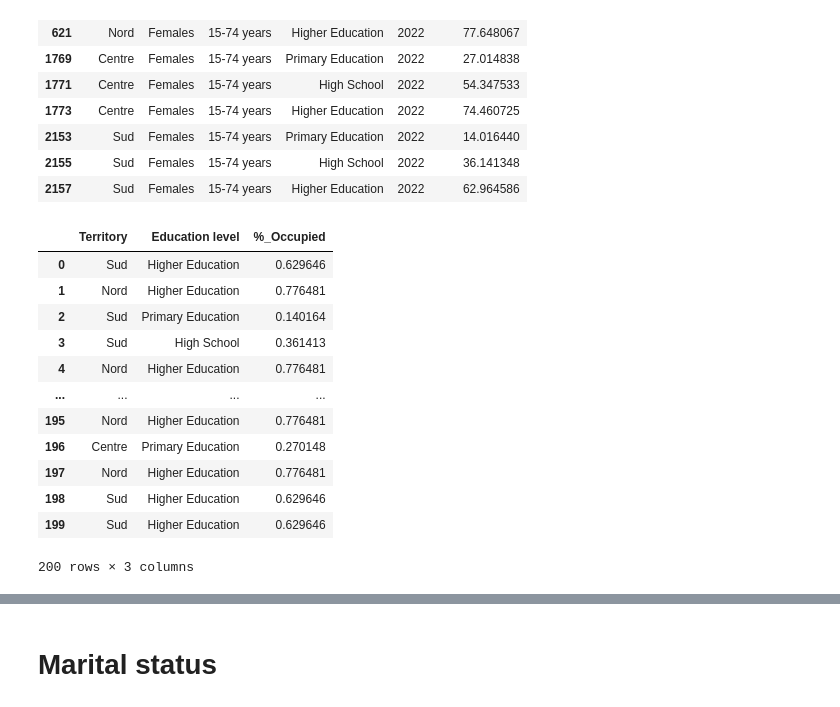
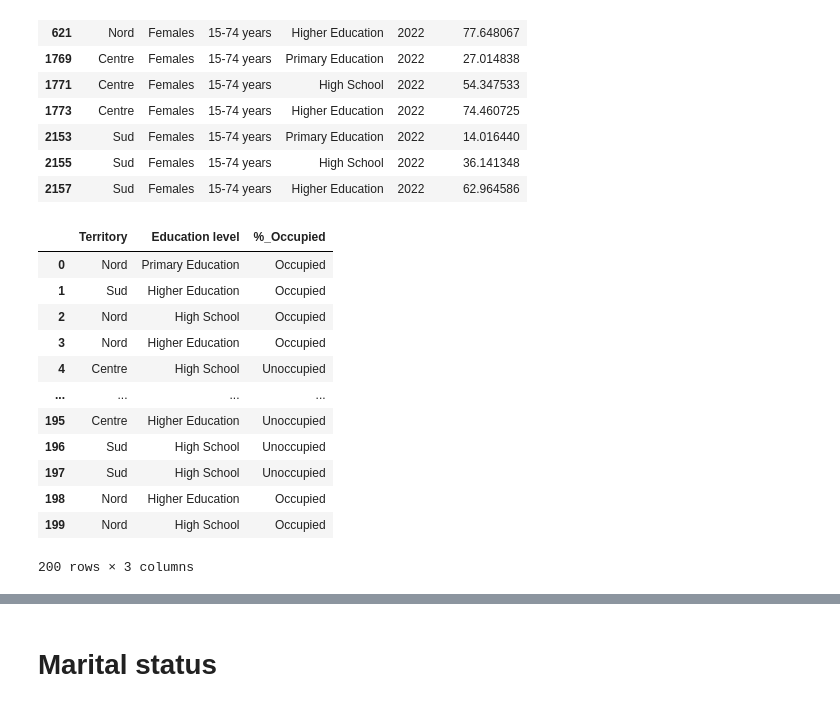
Before and after one commit to Cecilia8989/PfDA_Assignement, a Jupyter notebook: PfDA_Project_1.ipynb, the cells around one changed output, grey strips where cells are left out. Drawn from its saved outputs; the diff is of its cells as text; code cells hidden in the pictures.

Commit message:
Occupied Variable random changed

```diff
--- a/PfDA_Project_1.ipynb
+++ b/PfDA_Project_1.ipynb
@@ -737,32 +737,34 @@ occupancy_rate
 # %%
 # Group 'violence_against_women' by 'Territory' and 'Educational level'
 grouped_occupancy_region = occupancy_rate.groupby(['Territory', 'Educational level'])['%_occupation']
 
 def Occupancy_level(row):
     # Extract 'Territory' and 'Educational level' from the current row
     row_combination = (row['Territory'], row['Education level'])
 
     # Check if the row_combination is present in the grouped data
     if row_combination in grouped_occupancy_region.groups:
         # Retrieve the first value of '%_occupation' for the corresponding group
         rate_of_occupancy = grouped_occupancy_region.get_group(row_combination).values[0]/100
-        return rate_of_occupancy
+        occupation_binomial = np.random.binomial(1, p=rate_of_occupancy)
+        occupation = "Occupied" if occupation_binomial == 1 else "Unoccupied"
+        return occupation
 
 
 # Apply the function to all rows and create a new column '%_of_occupation' in 'violence_against_women'
 violence_against_women["%_Occupied"] = violence_against_women.apply(Occupancy_level, axis=1)
 violence_against_women
 # %% [output]
 |  | Territory | Education level | %_Occupied |
-| 0 | Sud | Higher Education | 0.629646 |
-| 1 | Nord | Higher Education | 0.776481 |
-| 2 | Sud | Primary Education | 0.140164 |
-| 3 | Sud | High School | 0.361413 |
-| 4 | Nord | Higher Education | 0.776481 |
+| 0 | Nord | Primary Education | Occupied |
+| 1 | Sud | Higher Education | Occupied |
+| 2 | Nord | High School | Occupied |
+| 3 | Nord | Higher Education | Occupied |
+| 4 | Centre | High School | Unoccupied |
 | ... | ... | ... | ... |
-| 195 | Nord | Higher Education | 0.776481 |
-| 196 | Centre | Primary Education | 0.270148 |
-| 197 | Nord | Higher Education | 0.776481 |
-| 198 | Sud | Higher Education | 0.629646 |
-| 199 | Sud | Higher Education | 0.629646 |
+| 195 | Centre | Higher Education | Unoccupied |
+| 196 | Sud | High School | Unoccupied |
+| 197 | Sud | High School | Unoccupied |
+| 198 | Nord | Higher Education | Occupied |
+| 199 | Nord | High School | Occupied |
 200 rows × 3 columns
```
Also changed, not shown: parts of 13 cells of this notebook.
